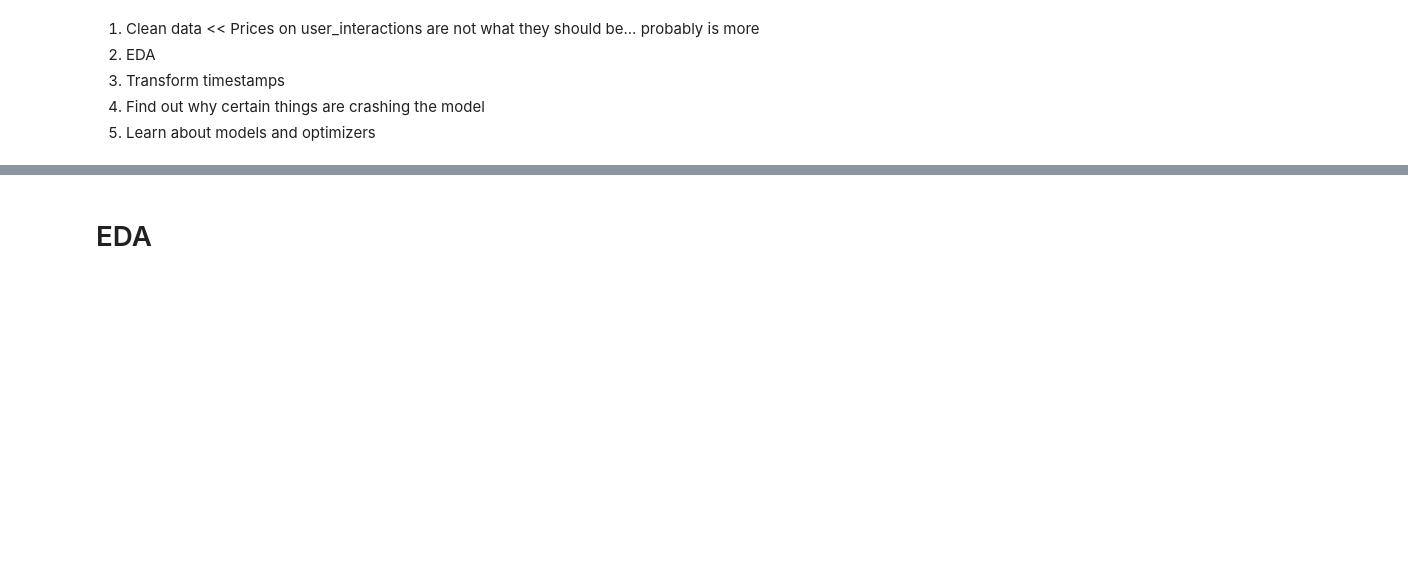
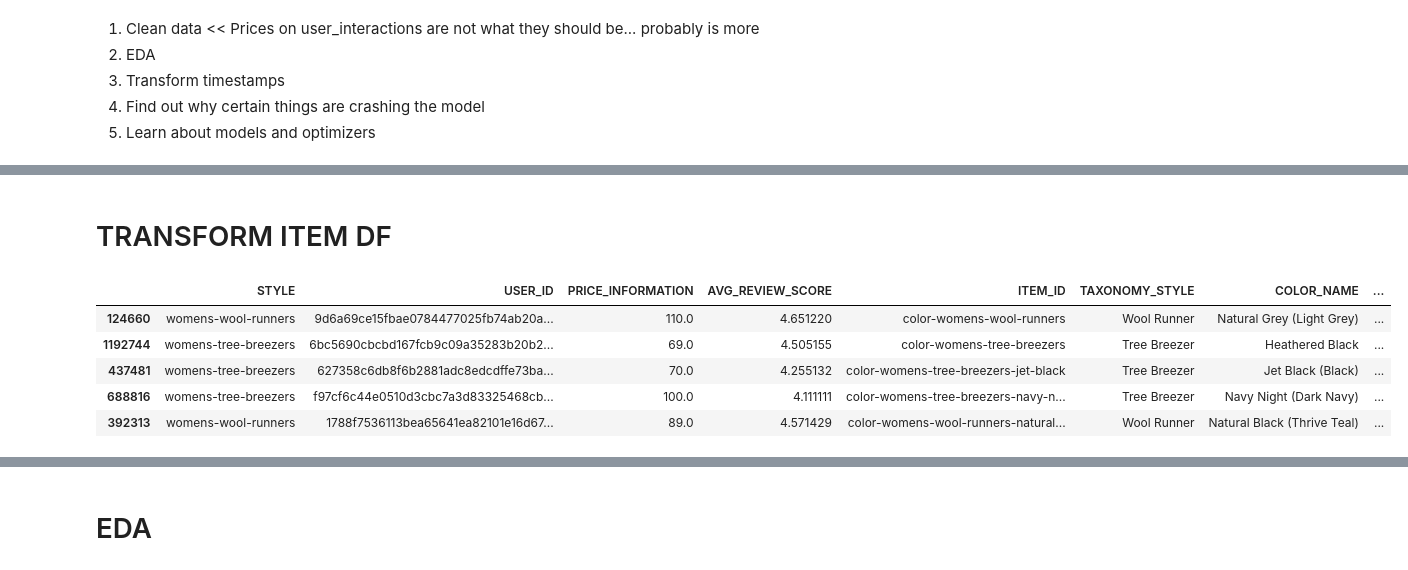
Before and after one commit to wildd96/all-recsys, a Jupyter notebook: main.ipynb, the cells around one changed output, grey strips where cells are left out. Drawn from its saved outputs; the diff is of its cells as text; code cells hidden in the pictures; blank space fills up the shorter version.

```diff
--- a/main.ipynb
+++ b/main.ipynb
@@ -44,15 +44,8 @@ from merlin.schema.tags import Tags
 # %%
 df = pd.read_csv('/Users/andrew/Desktop/projects/recsys_data/2023-10-05 9_23pm (2).csv').dropna()
-#  ^ This needs point to your local .csv too big for github
-
-#accidentally added an extra CLICKSTREAM_EVENTS_TOTAL column
+#After cleaning should not need dropna()
 df['TARGET'] = 0
-
 #Different values for different event_names
-
-df.loc[df['EVENT_NAME'] == 'order', 'TARGET'] = 2
+df.loc[df['EVENT_NAME'] == 'order', 'TARGET'] = 3
+df.loc[df['EVENT_NAME'] == 'product_added', 'TARGET'] = 2
 df.loc[df['EVENT_NAME'] == 'product_viewed', 'TARGET'] = 1
-
-full_df = df
-
-df = df.sample(40000)
@@ -71,0 +84,15 @@ Index(['USER_ID', 'COUNTRY', 'DERIVED_GENDER_BY_NAME',
+# %% [markdown]
+# TRANSFORM ITEM DF
+# %%
+item_df = df[['STYLE', 'USER_ID', 'PRICE_INFORMATION', 'AVG_REVIEW_SCORE',
+              'ITEM_ID', 'TAXONOMY_STYLE', 'COLOR_NAME', 'PRODUCT_CLASS',
+              'PRODUCT_SUBCLASS', 'TEAM', 'FRANCHISE', 'PRODUCT_GROUP', 'EVENT_NAME']]
+
+item_df.head()
+# %% [output]
+|  | STYLE | USER_ID | PRICE_INFORMATION | AVG_REVIEW_SCORE | ITEM_ID | TAXONOMY_STYLE | COLOR_NAME | ... |
+| 124660 | womens-wool-runners | 9d6a69ce15fbae0784477025fb74ab20a... | 110.0 | 4.651220 | color-womens-wool-runners | Wool Runner | Natural Grey (Light Grey) | ... |
+| 1192744 | womens-tree-breezers | 6bc5690cbcbd167fcb9c09a35283b20b2... | 69.0 | 4.505155 | color-womens-tree-breezers | Tree Breezer | Heathered Black | ... |
+| 437481 | womens-tree-breezers | 627358c6db8f6b2881adc8edcdffe73ba... | 70.0 | 4.255132 | color-womens-tree-breezers-jet-black | Tree Breezer | Jet Black (Black) | ... |
+| 688816 | womens-tree-breezers | f97cf6c44e0510d3cbc7a3d83325468cb... | 100.0 | 4.111111 | color-womens-tree-breezers-navy-n... | Tree Breezer | Navy Night (Dark Navy) | ... |
+| 392313 | womens-wool-runners | 1788f7536113bea65641ea82101e16d67... | 89.0 | 4.571429 | color-womens-wool-runners-natural... | Wool Runner | Natural Black (Thrive Teal) | ... |
```
Also changed, not shown: parts of 40 cells of this notebook, 1 other file.
